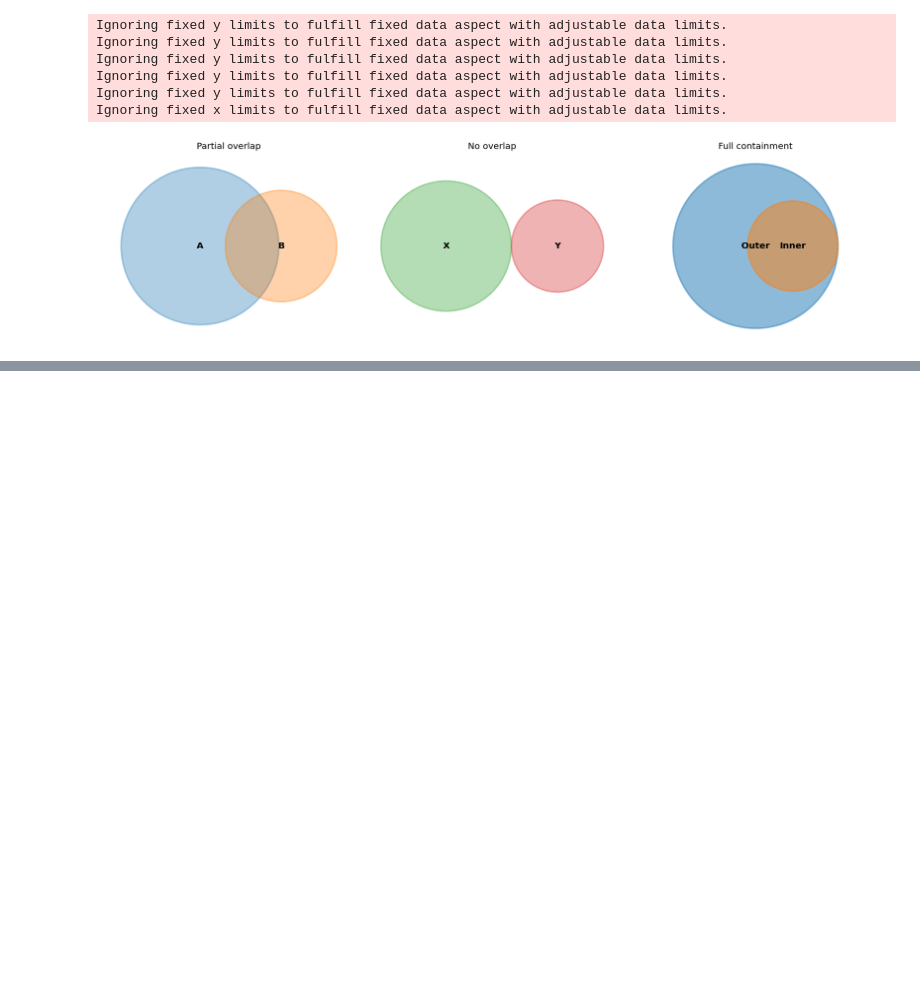
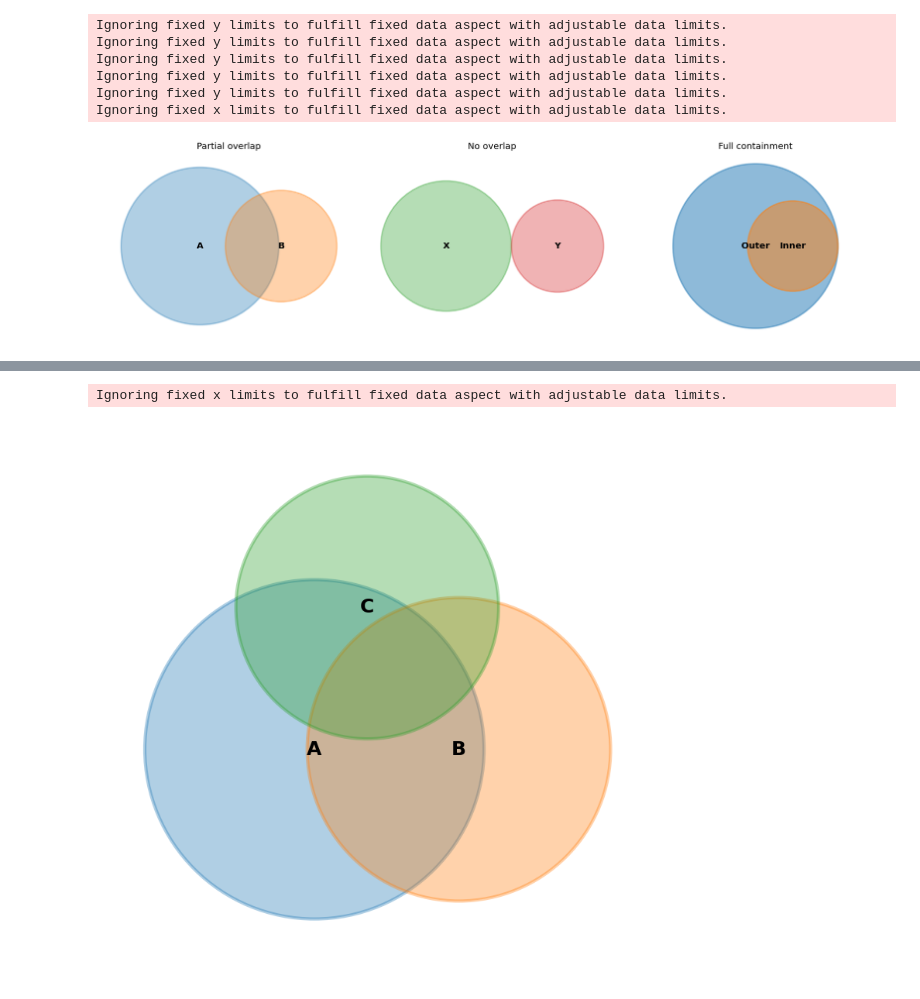
Before and after one commit to ArneRobben/venncy, a Jupyter notebook: notebooks/01_matplotlib.ipynb, the cells around one changed output, grey strips where cells are left out. Saved outputs shown, nothing was run; the diff lists cells and outputs as text; code cells hidden in the pictures; blank space fills up the shorter version.

```diff
--- a/notebooks/01_matplotlib.ipynb
+++ b/notebooks/01_matplotlib.ipynb
@@ -51,0 +76,7 @@ Ignoring fixed x limits to fulfill fixed data aspect with adjustable data limits
+# %%
+from venncy.renderers.matplotlib import plot_venn3
+
+fig, ax = plot_venn3(area_a=10, area_b=8, area_c=6, area_ab=4, area_ac=3, area_bc=2)
+# %% [output]
+Ignoring fixed x limits to fulfill fixed data aspect with adjustable data limits.
+[figure, added]
```
Also changed, not shown: parts of 11 cells of this notebook, 5 other files.
